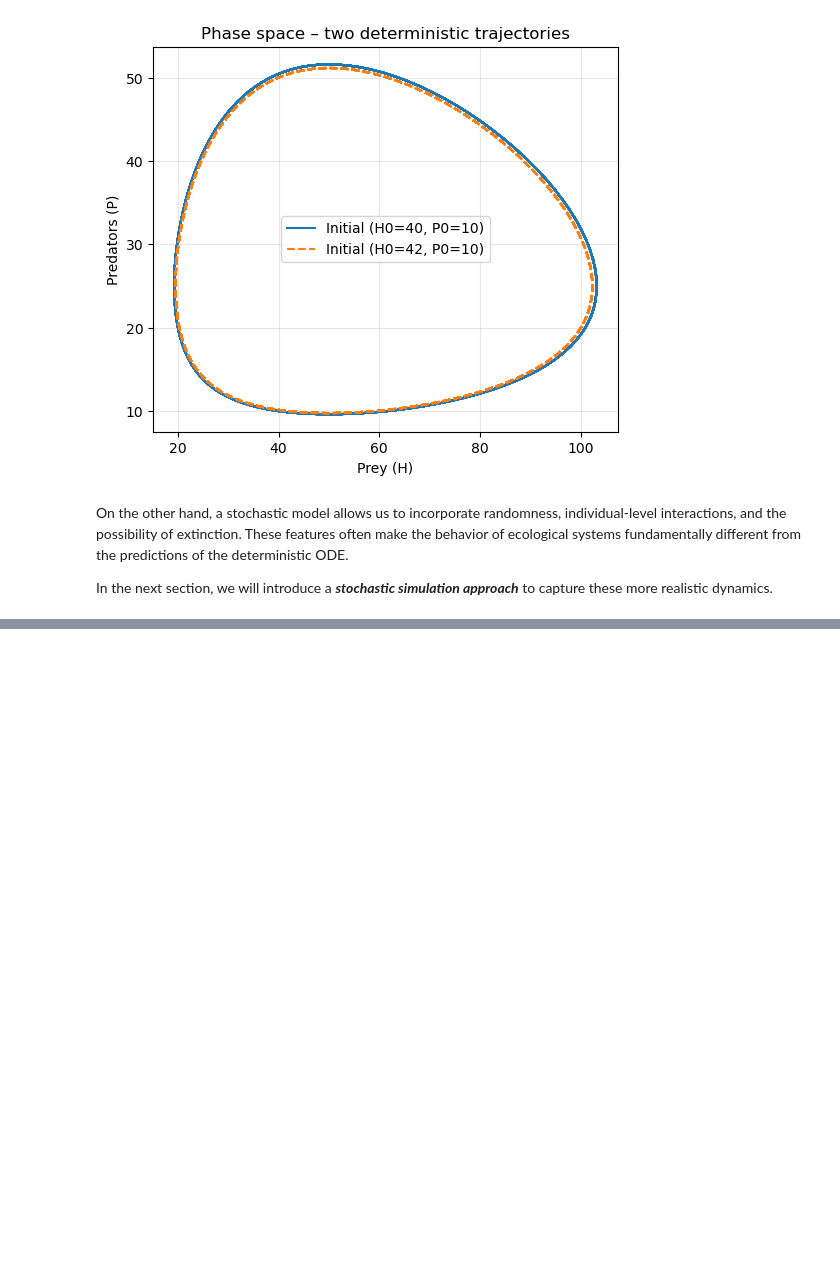
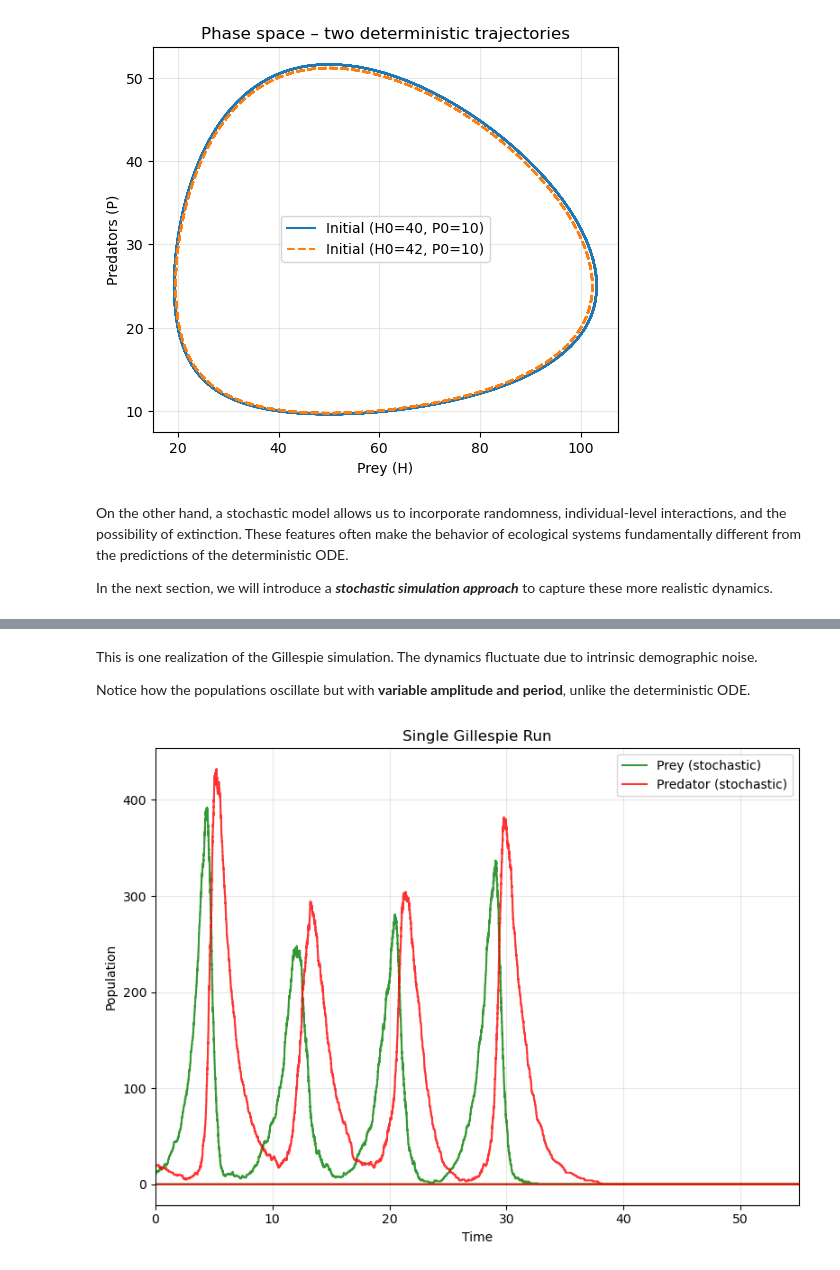
Before and after one commit to alexstoica-1/stochastic-lotka-volterra, a Jupyter notebook: notebooks/final_notebook.ipynb, the cells around one changed output, grey strips where cells are left out. Drawn from its saved outputs; the diff is of its cells as text; code cells hidden in the pictures; blank space fills up the shorter version.

```diff
--- a/notebooks/final_notebook.ipynb
+++ b/notebooks/final_notebook.ipynb
@@ -594,0 +914,18 @@ def something():
+# %% [markdown]
+This is one realization of the Gillespie simulation. The dynamics fluctuate due to intrinsic demographic noise.
+
+Notice how the populations oscillate but with **variable amplitude and period**, unlike the deterministic ODE.
+# %%
+plt.figure(figsize=(8, 6))
+plt.plot(time_sr, x_sr, 'g-', label='Prey (stochastic)', alpha=0.8, linewidth=1.5)
+plt.plot(time_sr, y_sr, 'r-', label='Predator (stochastic)', alpha=0.8, linewidth=1.5)
+plt.xlabel('Time')
+plt.ylabel('Population')
+plt.title('Single Gillespie Run')
+plt.legend()
+plt.grid(True, alpha=0.3)
+plt.xlim(0, timeMax)
+plt.tight_layout()
+plt.show()
+# %% [output]
+[figure, added]
```
Also changed, not shown: parts of 23 cells of this notebook, 1 other file.
